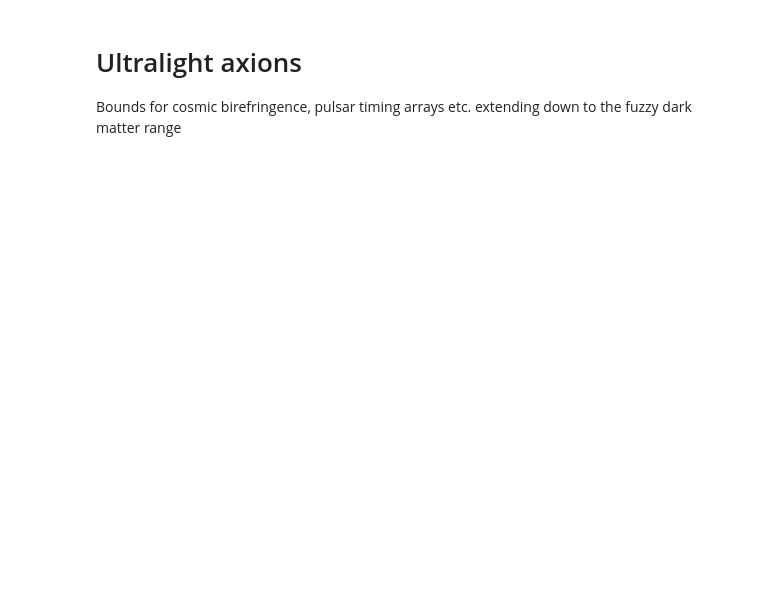
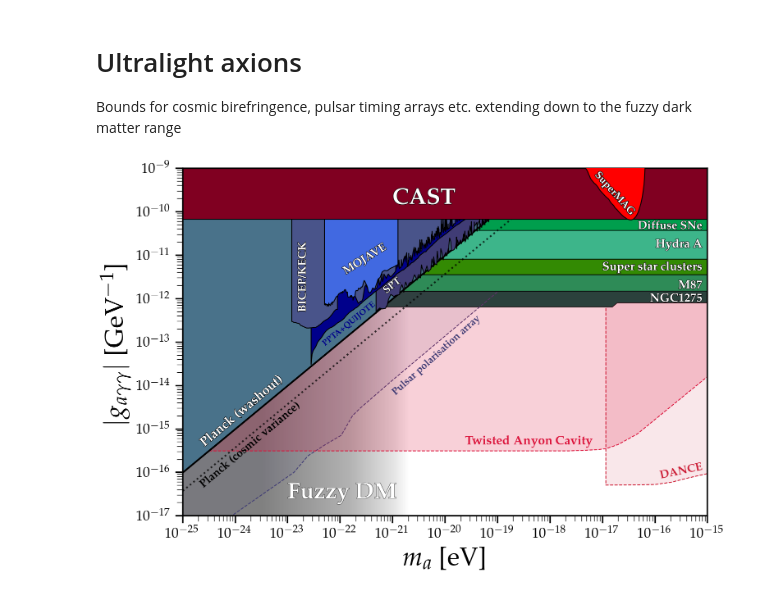
Before and after one commit to cajohare/AxionLimits, a Jupyter notebook: AxionPhoton_Ultralight.ipynb, the cells around one changed output. Cells and saved outputs as stored; diff of their text form; code cells hidden in the pictures; blank space fills up the shorter version.

```diff
--- a/AxionPhoton_Ultralight.ipynb
+++ b/AxionPhoton_Ultralight.ipynb
@@ -10,7 +10,11 @@ from PlotFuncs import FigSetup, AxionPhoton, MySaveFig, BlackHoleSpins, FilledLi
 from PlotFuncs_ScalarVector import FuzzyDM
 
 fig,ax = FigSetup(Shape='Rectangular',ylab='$|g_{a\gamma\gamma}|$ [GeV$^{-1}$]',mathpazo=True,
-                  m_min=1e-25,m_max=1e-15,g_min=1e-17,g_max=1e-9,xtick_rotation=0,FrequencyAxis=True,N_Hz=1)
+                  m_min=1e-25,m_max=1e-15,g_min=1e-17,g_max=1e-9,xtick_rotation=0)
+
+ax2.tick_params(which='major',direction='out',width=2.5,length=13,pad=7)
+ax2.tick_params(which='minor',direction='out',width=1,length=10)
+plt.sca(ax)
 
 FuzzyDM(ax,text_label=r'{\bf Fuzzy DM}',alpha=0.02,facecolor='gray',zorder=0,text_shift=[1e-2,0.5e-4],rotation=0,text_col='w',fs=40)
 
@@ -26,31 +30,33 @@ AxionPhoton.DSNALP(ax,text_on=False)
 plt.text(8e-16,4e-11,r'{\bf Diffuse SNe}',fontsize=20,color='w',path_effects=line_background(1.5,'k'),ha='right',clip_on=True)
 plt.text(8e-16,1.5e-11,r'{\bf Hydra A}',fontsize=21,color='w',path_effects=line_background(1.5,'k'),ha='right',clip_on=True)
 plt.text(8e-16,0.45e-11,r'{\bf Super star clusters}',fontsize=21,color='w',path_effects=line_background(1.5,'k'),ha='right',clip_on=True)
-plt.text(8e-16,1.5e-12,r'{\bf M87}',fontsize=21,color='w',path_effects=line_background(1.5,'k'),ha='right',clip_on=True)
+plt.text(8e-16,1.7e-12,r'{\bf M87}',fontsize=21,color='w',path_effects=line_background(1.5,'k'),ha='right',clip_on=True)
 plt.text(8e-16,0.85e-12,r'{\bf NGC1275}',fontsize=21,color='w',path_effects=line_background(1.5,'k'),ha='right',clip_on=True)
 
 AxionPhoton.SuperMAG(ax)
 AxionPhoton.PPTA_QUIJOTE(ax)
 AxionPhoton.BICEPKECK(ax)
 AxionPhoton.MOJAVE(ax)
 AxionPhoton.SPT(ax)
 
 # Planck cosmic birefringence
 col = '#49728a'
 mvals = logspace(-30,-10)
 plt.fill_between(mvals,(mvals/1e-22)*9.670231994906073e-14,y2=1,color=col,alpha=1,zorder=1)
 plt.plot(mvals,(mvals/1e-22)*9.670231994906073e-14,'-',color='k',lw=3,zorder=1)
 mvals = logspace(-30,-10)
 plt.plot(mvals,(mvals/1e-22)*3.656847050395955e-14,':',color='k',lw=3,zorder=1,alpha=0.75)
 plt.text(0.2e-24,0.4e-15,r'{\bf Planck (washout)',color='w',fontsize=23,rotation=40,path_effects=line_background(1.5,'k'))
 plt.text(0.2e-24,0.45e-16,r'{\bf Planck (cosmic variance)',color='k',fontsize=20,rotation=40,alpha=1,zorder=10)
 
 MySaveFig(fig,'AxionPhoton_Ultralight')
 
 # Projections
 AxionPhoton.PPA(ax)
 AxionPhoton.TwistedAnyonCavity(ax)
 AxionPhoton.DANCE(ax,text_pos=[1.2e-16,1.7e-16],rotation=12,linestyle='--',fs=20)
 AxionPhoton.SRF(ax)
 
 MySaveFig(fig,'AxionPhoton_Ultralight_with_Projections')
+# %% [output]
+[figure, added]
```
Also changed, not shown: 49 other files.
